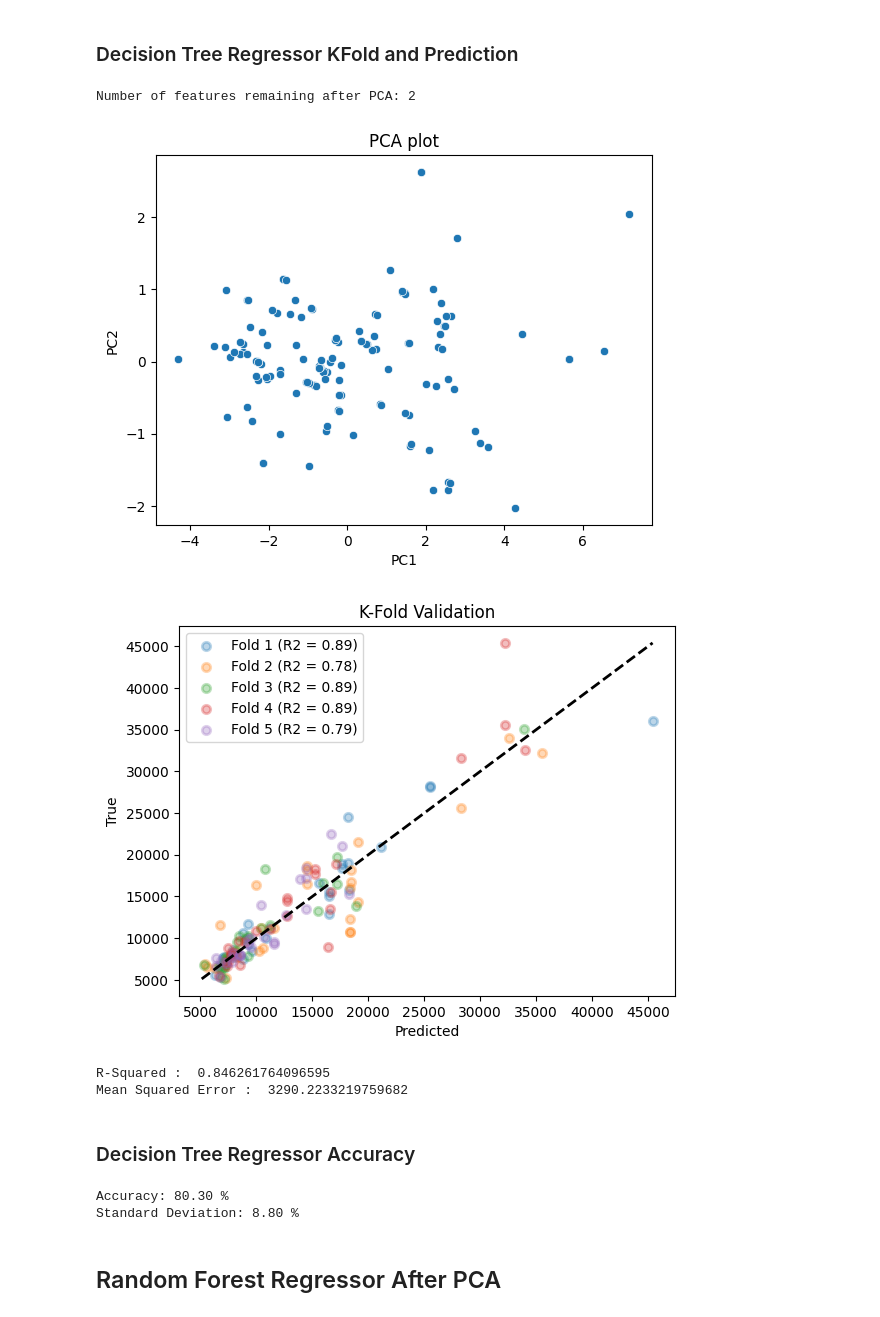
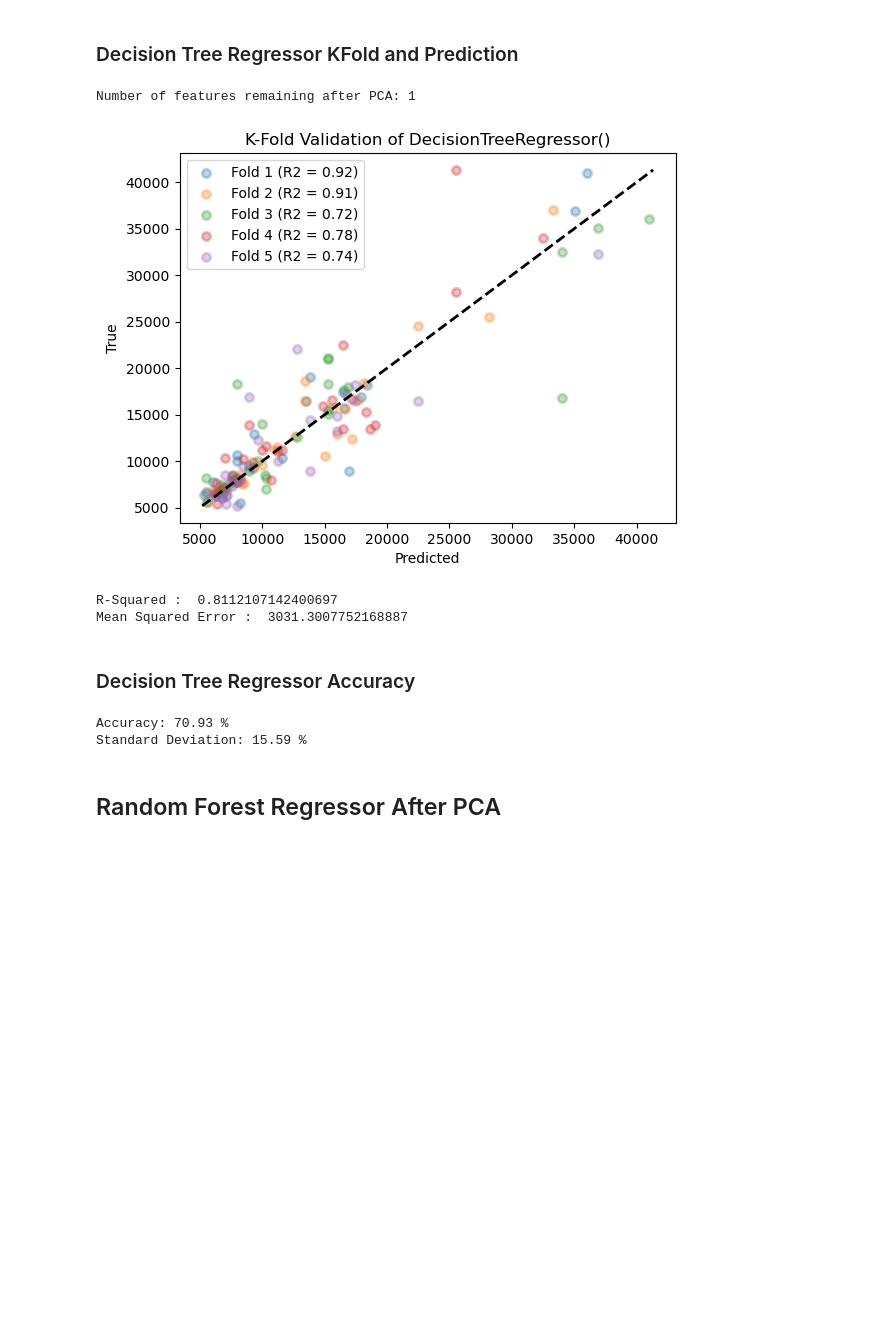
Before and after one commit to MayankTamakuwala/Automobile-Price-Prediction, a Jupyter notebook: project.ipynb, the cells around one changed output. Drawn from its saved outputs; the diff is of its cells as text; code cells hidden in the pictures; blank space fills up the shorter version.

```diff
--- a/project.ipynb
+++ b/project.ipynb
@@ -371,7 +371,7 @@ def model_training(model, X_train, Y_train, splits):
             linestyle='--', lw=2, color='black')
     plt.xlabel('Predicted')
     plt.ylabel('True')
-    plt.title('K-Fold Validation')
+    plt.title(f"K-Fold Validation of {model.__str__()}")
     plt.legend()
     plt.show()
     return np.array(scores).mean()
@@ -591,23 +591,22 @@ Standard Deviation: 2.12 %
 ### Decision Tree Regressor KFold and Prediction
 # %%
 dtr = DecisionTreeRegressor()
-X_pca_train, X_pca_test = PCA_with_component(2, X_train=X_train, X_test=X_test)
+X_pca_train, X_pca_test = PCA_with_component(1, X_train=X_train, X_test=X_test)
 print("R-Squared : ", model_training(dtr, X_train=X_pca_train, Y_train=y_train, splits=5))
 y_dtr = dtr.predict(X_pca_test)
 print("Mean Squared Error : ",mean_squared_error(y_pred=y_dtr, y_true=y_test)**(1/2))
 # %% [output]
-Number of features remaining after PCA: 2
+Number of features remaining after PCA: 1
-[figure, old version]
+[figure, new version]
-[figure, removed]
-R-Squared :  0.846261764096595
-Mean Squared Error :  3290.2233219759682
+R-Squared :  0.8112107142400697
+Mean Squared Error :  3031.3007752168887
 # %% [markdown]
 ### Decision Tree Regressor Accuracy
 # %%
 accuracy_score(dtr, X_train=X_pca_train, Y_train=y_train, splits=5)
 # %% [output]
-Accuracy: 80.30 %
-Standard Deviation: 8.80 %
+Accuracy: 70.93 %
+Standard Deviation: 15.59 %
 # %% [markdown]
 ## Random Forest Regressor After PCA
 # %% [markdown]
```
Also changed, not shown: parts of 21 cells of this notebook.
